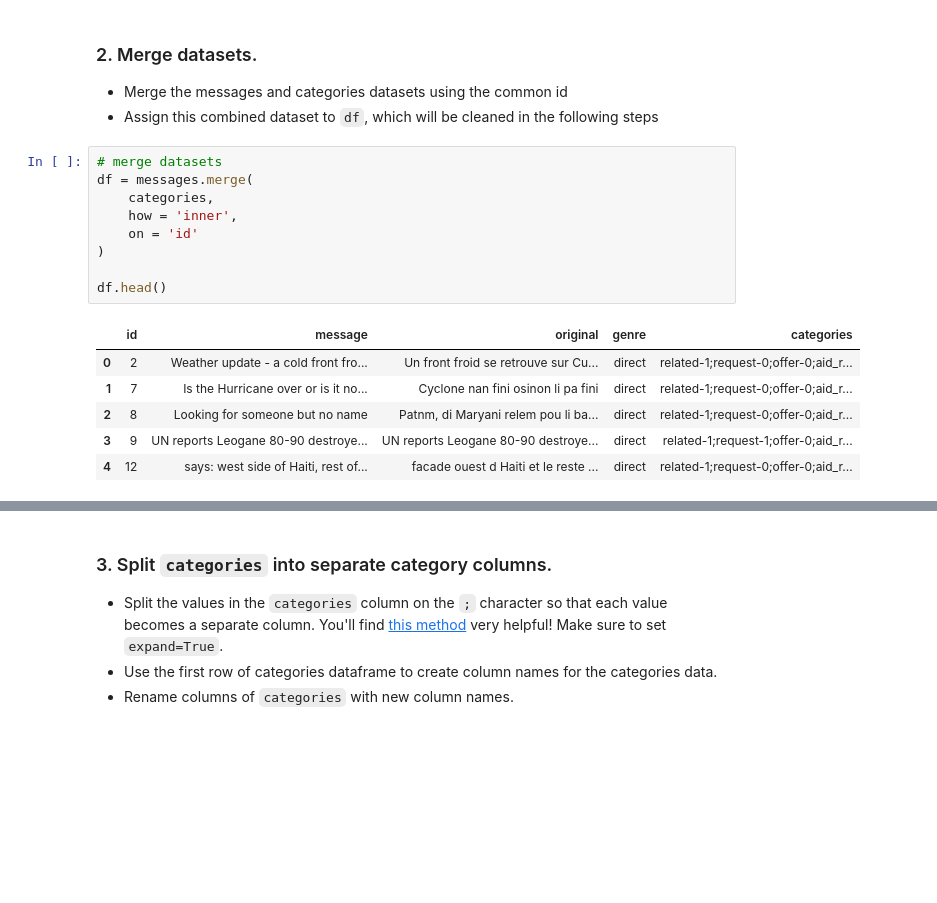
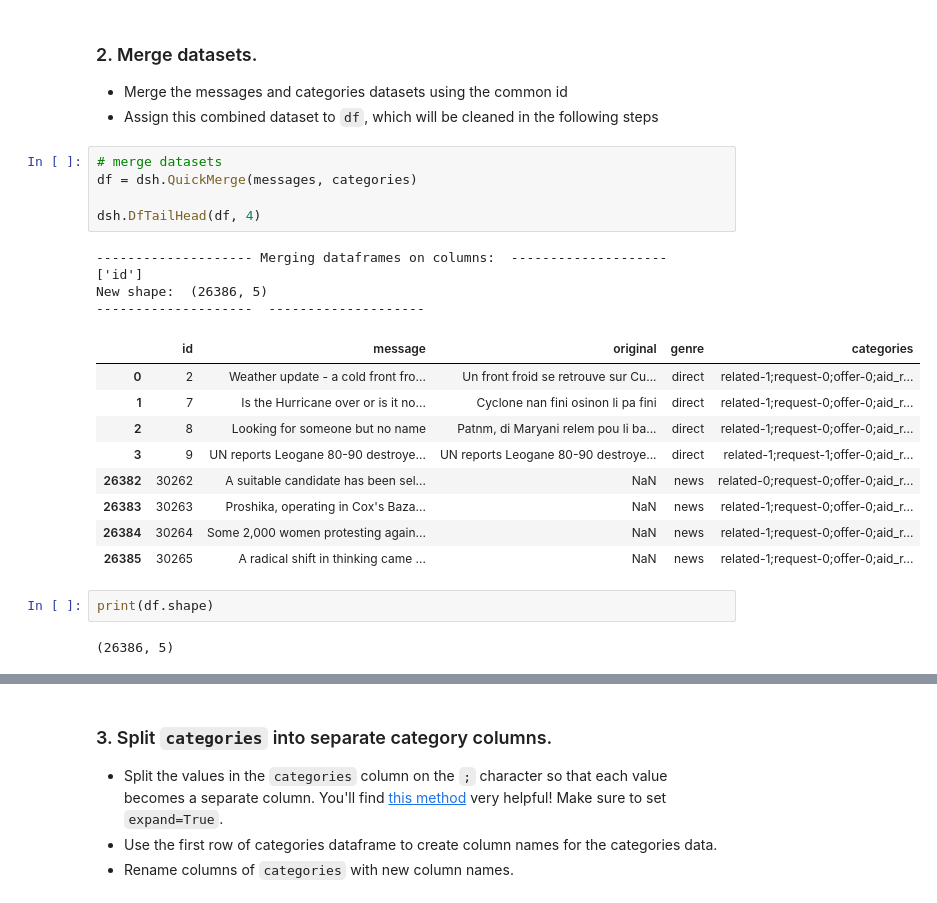
Before and after one commit to bwenner/DisasterResponsePipeline, a Jupyter notebook: ETL Pipeline Preparation.ipynb, the cells around one changed output, grey strips where cells are left out. Saved outputs shown, nothing was run; the diff lists cells and outputs as text; blank space fills up the shorter version.

```diff
--- a/ETL Pipeline Preparation.ipynb
+++ b/ETL Pipeline Preparation.ipynb
@@ -46,17 +107,24 @@ categories.head()
 - Assign this combined dataset to `df`, which will be cleaned in the following steps
 # %%
 # merge datasets
-df = messages.merge(
-    categories,
-    how = 'inner',
-    on = 'id'
-)
+df = dsh.QuickMerge(messages, categories)
 
-df.head()
+dsh.DfTailHead(df, 4)
 # %% [output]
+-------------------- Merging dataframes on columns:  --------------------
+['id']
+New shape:  (26386, 5)
+--------------------  --------------------
 |  | id | message | original | genre | categories |
 | 0 | 2 | Weather update - a cold front fro... | Un front froid se retrouve sur Cu... | direct | related-1;request-0;offer-0;aid_r... |
 | 1 | 7 | Is the Hurricane over or is it no... | Cyclone nan fini osinon li pa fini | direct | related-1;request-0;offer-0;aid_r... |
 | 2 | 8 | Looking for someone but no name | Patnm, di Maryani relem pou li ba... | direct | related-1;request-0;offer-0;aid_r... |
 | 3 | 9 | UN reports Leogane 80-90 destroye... | UN reports Leogane 80-90 destroye... | direct | related-1;request-1;offer-0;aid_r... |
-| 4 | 12 | says: west side of Haiti, rest of... | facade ouest d Haiti et le reste ... | direct | related-1;request-0;offer-0;aid_r... |
+| 26382 | 30262 | A suitable candidate has been sel... | NaN | news | related-0;request-0;offer-0;aid_r... |
+| 26383 | 30263 | Proshika, operating in Cox's Baza... | NaN | news | related-1;request-0;offer-0;aid_r... |
+| 26384 | 30264 | Some 2,000 women protesting again... | NaN | news | related-1;request-0;offer-0;aid_r... |
+| 26385 | 30265 | A radical shift in thinking came ... | NaN | news | related-1;request-0;offer-0;aid_r... |
+# %%
+print(df.shape)
+# %% [output]
+(26386, 5)
```
Also changed, not shown: parts of 43 cells of this notebook, 4 other files.
